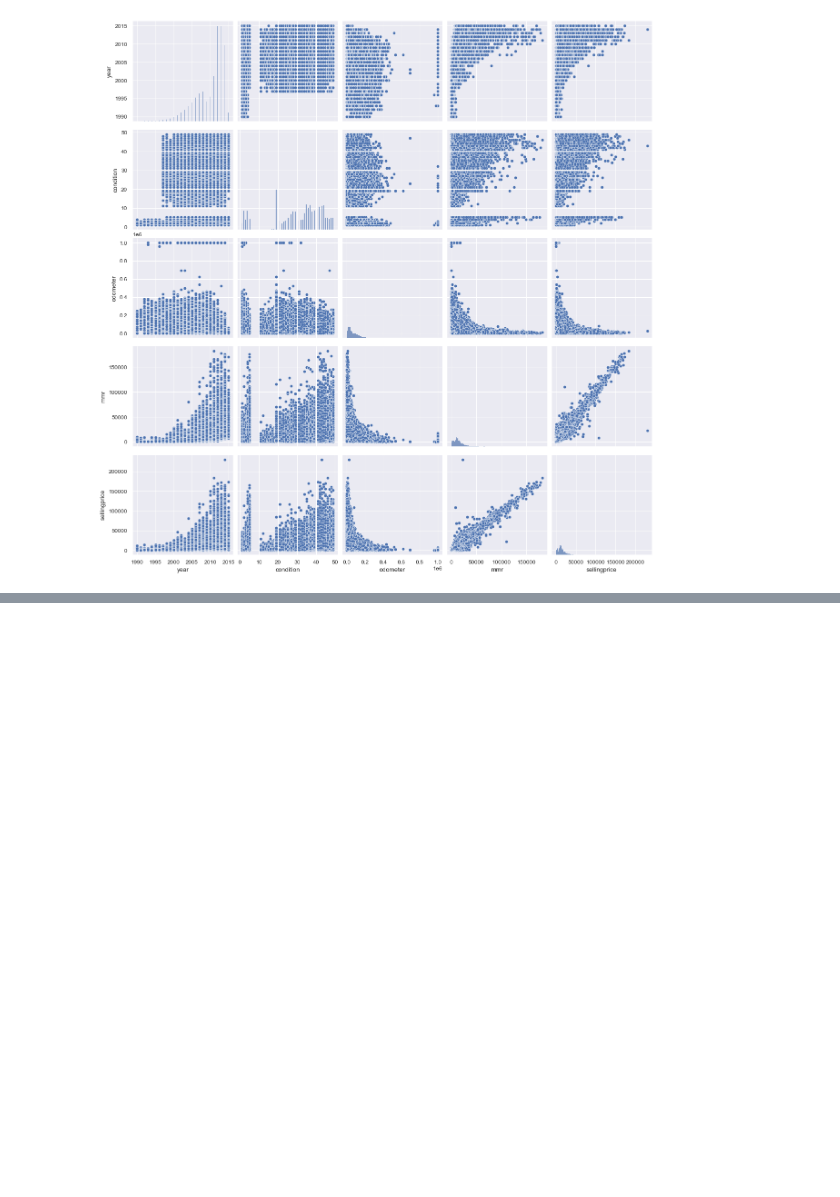
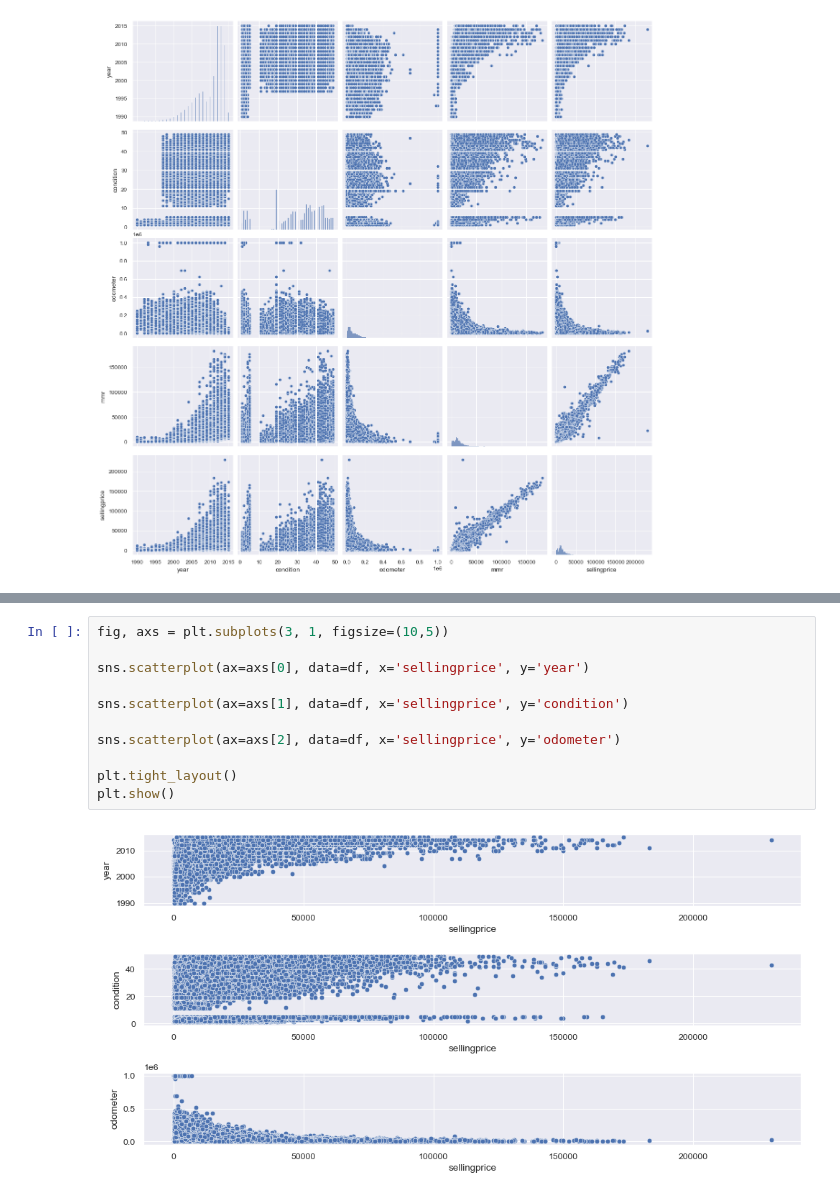
Before and after one commit to vanki2003/car-sales, a Jupyter notebook: notebook.ipynb, the cells around one changed output, grey strips where cells are left out. Drawn from its saved outputs; the diff is of its cells as text; blank space fills up the shorter version.

```diff
--- a/notebook.ipynb
+++ b/notebook.ipynb
@@ -165,0 +170,13 @@ sns.pairplot(df)
+# %%
+fig, axs = plt.subplots(3, 1, figsize=(10,5))
+
+sns.scatterplot(ax=axs[0], data=df, x='sellingprice', y='year')
+
+sns.scatterplot(ax=axs[1], data=df, x='sellingprice', y='condition')
+
+sns.scatterplot(ax=axs[2], data=df, x='sellingprice', y='odometer')
+
+plt.tight_layout()
+plt.show()
+# %% [output]
+[figure, added]
```
Also changed, not shown: parts of 1 cell of this notebook.
